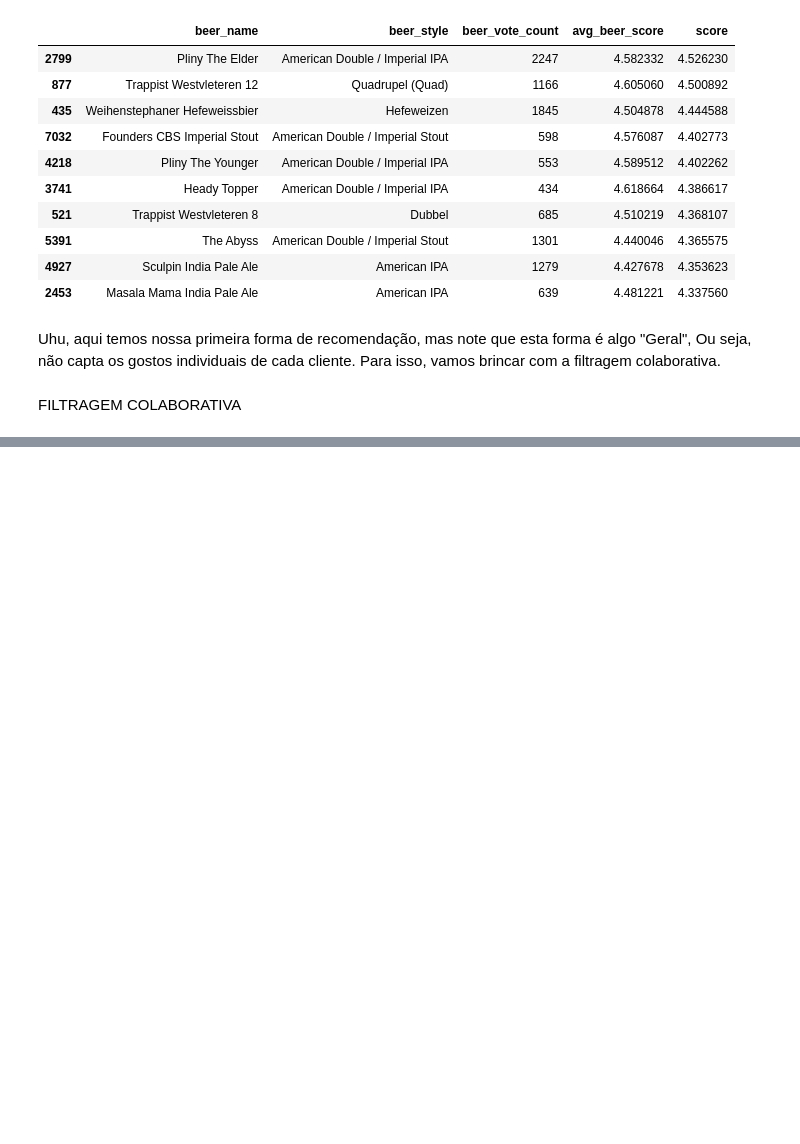
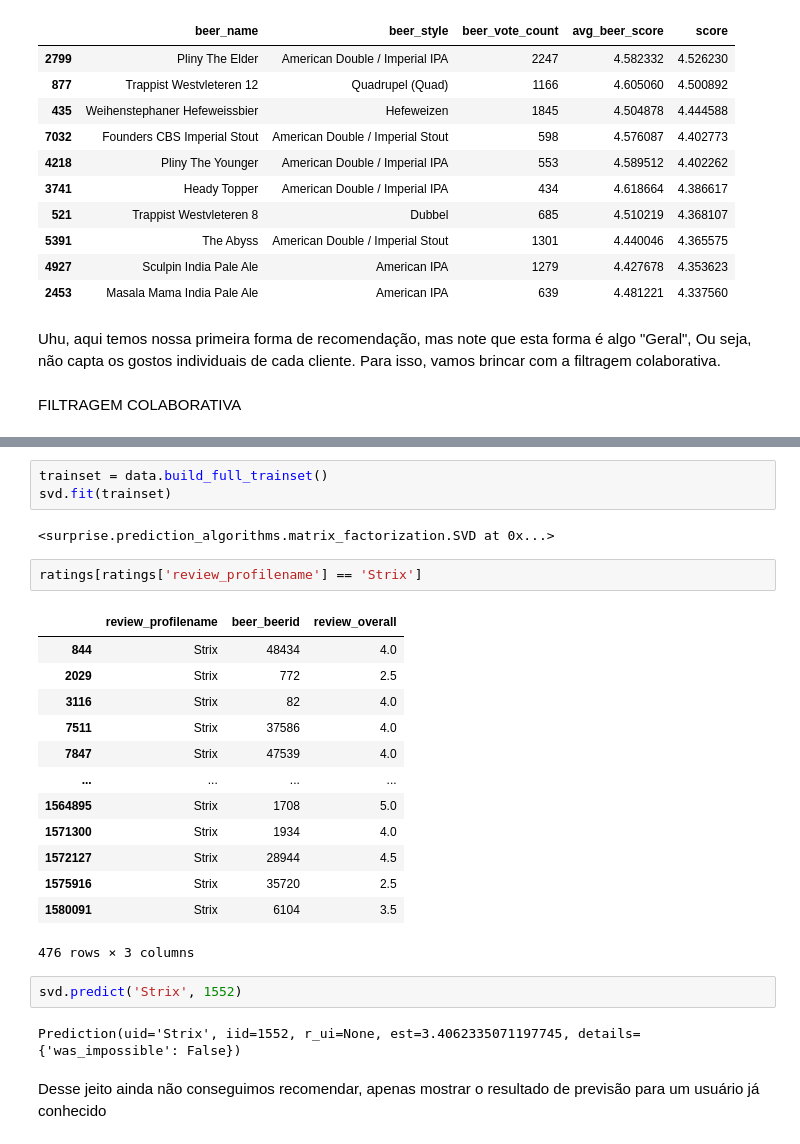
Before and after one commit to arturnovais/pad-recomendacao2023, a Jupyter notebook: pad.ipynb, the cells around one changed output, grey strips where cells are left out. Saved outputs shown, nothing was run; the diff lists cells and outputs as text; blank space fills up the shorter version.

```diff
--- a/pad.ipynb
+++ b/pad.ipynb
@@ -560,0 +604,27 @@ ModuleNotFoundError: No module named 'surprise'
+# %%
+trainset = data.build_full_trainset()
+svd.fit(trainset)
+# %% [output]
+<surprise.prediction_algorithms.matrix_factorization.SVD at 0x...>
+# %%
+ratings[ratings['review_profilename'] == 'Strix']
+# %% [output]
+|  | review_profilename | beer_beerid | review_overall |
+| 844 | Strix | 48434 | 4.0 |
+| 2029 | Strix | 772 | 2.5 |
+| 3116 | Strix | 82 | 4.0 |
+| 7511 | Strix | 37586 | 4.0 |
+| 7847 | Strix | 47539 | 4.0 |
+| ... | ... | ... | ... |
+| 1564895 | Strix | 1708 | 5.0 |
+| 1571300 | Strix | 1934 | 4.0 |
+| 1572127 | Strix | 28944 | 4.5 |
+| 1575916 | Strix | 35720 | 2.5 |
+| 1580091 | Strix | 6104 | 3.5 |
+476 rows × 3 columns
+# %%
+svd.predict('Strix', 1552)
+# %% [output]
+Prediction(uid='Strix', iid=1552, r_ui=None, est=3.4062335071197745, details={'was_impossible': False})
+# %% [markdown]
+Desse jeito ainda não conseguimos recomendar, apenas mostrar o resultado de previsão para um usuário já conhecido
```
Also changed, not shown: parts of 8 cells of this notebook.
